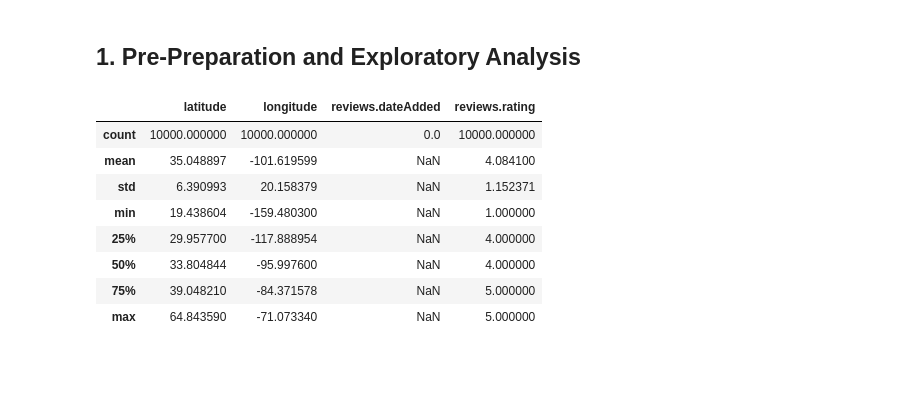
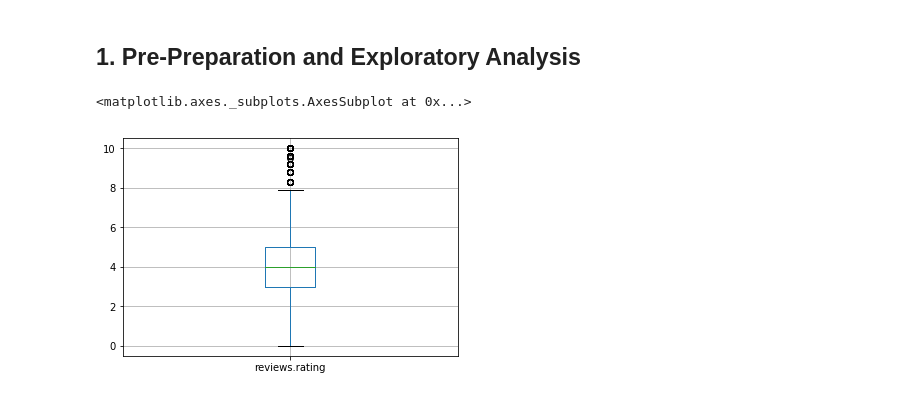
Before and after one commit to SJTButler/hotel-review-analysis, a Jupyter notebook: Hotel Review Analysis.ipynb, the cells around one changed output. Saved outputs shown, nothing was run; the diff lists cells and outputs as text; code cells hidden in the pictures; blank space fills up the shorter version.

```diff
--- a/Hotel Review Analysis.ipynb
+++ b/Hotel Review Analysis.ipynb
@@ -12,18 +8,27 @@ TRAIN_PROPORTION = 0.1
+# %%
+#The dataset provided consists of three csv files, each with slightly different schema
+DATASET_1 = "dataset/7282_1.csv"
+DATASET_2 = "dataset/Datafiniti_Hotel_Reviews.csv"
+DATASET_3 = "dataset/Datafiniti_Hotel_Reviews_Jun19.csv"
+
+DATASETS_IN_USE = [DATASET_1, DATASET_2, DATASET_3]
+
+MIN_REVIEW_LENGTH = 0
+
+TRAIN_PROPORTION = 0.1
+
+USE_TRANSLATOR = True
+TRANSLATOR_FUNCTIONALITY = "translate" #options are "translate", which translates non-english text to english, and
+                                        # "remove", which drops records with non-english text from the training set
 # %% [markdown]
 ## 1. Pre-Preparation and Exploratory Analysis
-# %%
-df = pd.read_csv(DATASET_LOCATION)
-
-#print(df)
-
-df.describe()
-# %% [output]
-|  | latitude | longitude | reviews.dateAdded | reviews.rating |
-| count | 10000.000000 | 10000.000000 | 0.0 | 10000.000000 |
-| mean | 35.048897 | -101.619599 | NaN | 4.084100 |
-| std | 6.390993 | 20.158379 | NaN | 1.152371 |
-| min | 19.438604 | -159.480300 | NaN | 1.000000 |
-| 25% | 29.957700 | -117.888954 | NaN | 4.000000 |
-| 50% | 33.804844 | -95.997600 | NaN | 4.000000 |
-| 75% | 39.048210 | -84.371578 | NaN | 5.000000 |
-| max | 64.843590 | -71.073340 | NaN | 5.000000 |
+# %%
+df_1 = pd.read_csv(DATASET_1)
+
+#print(df)
+#df_1.head()
+
+df_1.boxplot(column="reviews.rating")
+# %% [output]
+<matplotlib.axes._subplots.AxesSubplot at 0x...>
+[figure, added]
```
Also changed, not shown: parts of 13 cells of this notebook.
